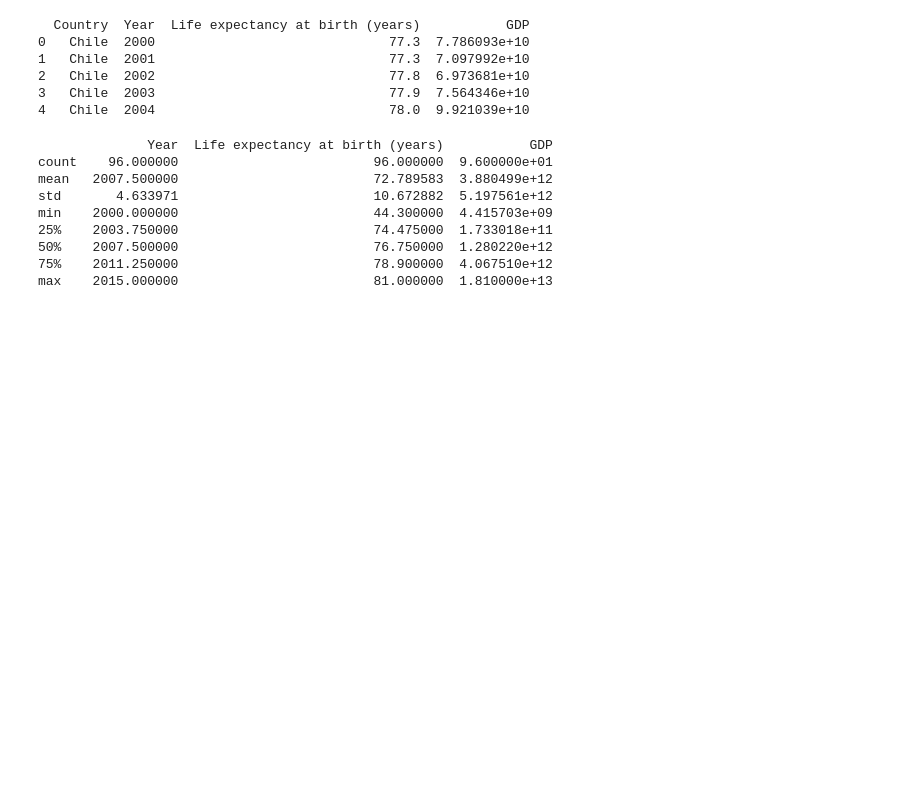
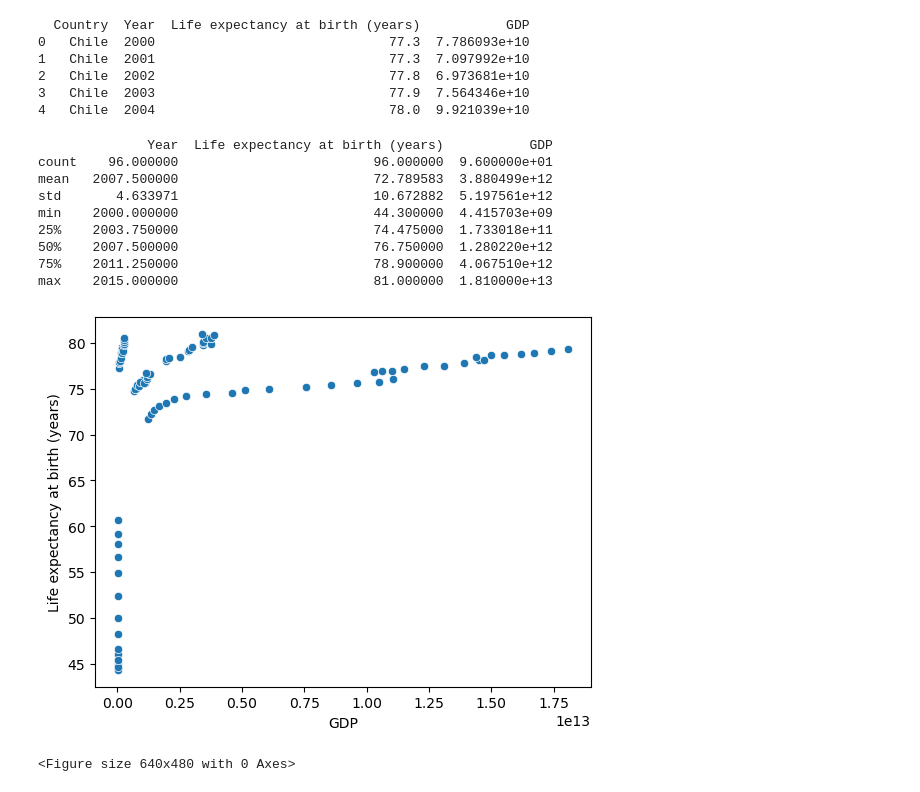
Before and after one commit to whatwoulddavegrohldo/Life-Expectancy-GDP, a Jupyter notebook: life_expectancy_gdp.ipynb, the cells around one changed output. Saved outputs shown, nothing was run; the diff lists cells and outputs as text; code cells hidden in the pictures; blank space fills up the shorter version.

Commit message:
data exploration

```diff
--- a/life_expectancy_gdp.ipynb
+++ b/life_expectancy_gdp.ipynb
@@ -28,0 +31,7 @@ max    2015.000000                         81.000000  1.810000e+13
+# %%
+sns.scatterplot(x='GDP', y='Life expectancy at birth (years)', data=df)
+plt.show()
+plt.clf()
+# %% [output]
+[figure, added]
+<Figure size 640x480 with 0 Axes>
```
Also changed, not shown: parts of 12 cells of this notebook.
